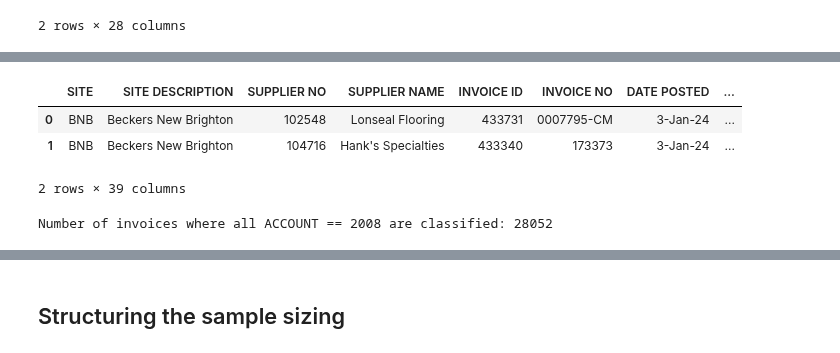
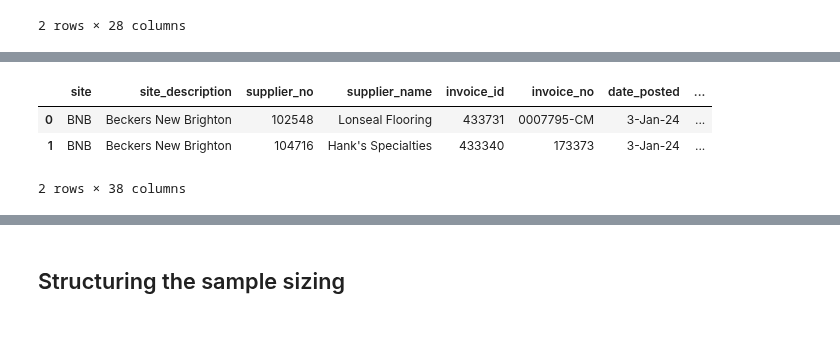
Before and after one commit to Zhuwaki/diverzify_freight_analysis, a Jupyter notebook: notebooks/nigel/nigel_15042025_project_analysis_v1100.ipynb, the cells around one changed output, grey strips where cells are left out. Drawn from its saved outputs; the diff is of its cells as text; code cells hidden in the pictures.

```diff
--- a/notebooks/nigel/nigel_15042025_project_analysis_v1100.ipynb
+++ b/notebooks/nigel/nigel_15042025_project_analysis_v1100.ipynb
@@ -7,8 +13,8 @@ from datetime import datetime
 
 # Load your dataset
 file_path = "../../data/input/Freight_Cost_Analysis_CY2024-03.25.csv"
-df = pd.read_csv(file_path, encoding="latin1", low_memory=False)
-df.head(2)
+raw= pd.read_csv(file_path, encoding="latin1", low_memory=False)
+raw.head(2)
 # %% [output]
 |  | SITE | SITE DESCRIPTION | SUPPLIER NO | SUPPLIER NAME | INVOICE ID | INVOICE NO | DATE POSTED | ... |
 | 0 | BNB | Beckers New Brighton | 102548 | Lonseal Flooring | 433731 | 0007795-CM | 3-Jan-24 | ... |
@@ -85,11 +49,11 @@ merged_df2.head(2)
 # data cleaning function to standardise the description conversion
 # This function will classify the commodity based on the description
 def classify_commodity(row):
-    desc = str(row['Description']).strip()
+    desc = str(row['description']).strip()
     desc_lower = desc.lower()
 
     if desc_lower == 'vinyl':
-        return ''.join(filter(str.isalpha, str(row['COMM 2'])))
+        return ''.join(filter(str.isalpha, str(row['comm_2'])))
     elif desc_lower == 'carpet bl':
         return 'Carpet Roll'
     elif desc_lower == 'carpet tile':
@@ -98,9 +62,3 @@ def classify_commodity(row):
         return 'Carpet Roll'
     else:
         return desc  # Default fallback to original
-
-
-# Apply to new column
-merged_df2['new commodity description'] = merged_df2.apply(classify_commodity, axis=1)
-# Display the updated DataFrame
-merged_df2.head(2)
@@ -157,22 +77,0 @@ array(['nan', 'Accessories', 'Transitions', 'ROLL', 'Base',
-# %%
-# From this point df becomes default DB
-# Set the DataFrame to merged_df2 for further processing
-df = merged_df2
-
-# Normalize the 'INV UOM' column to handle case sensitivity and strip spaces
-df['INV UOM'] = df['INV UOM'].str.strip().str.upper()
-
-# Classify rows based on 'INV UOM' values
-df['Classification'] = df.apply(
-    lambda row: 'Classified' if row['INV UOM'] in ['SQFT', 'SQYD']
-    else ('No UOM' if pd.isna(row['INV UOM']) or row['INV UOM'] == '' else 'Unclassified'),
-    axis=1
-)
-# Create a new column 'conversion_code' based on the 'Description' + 'Comodity Group' + 'INV UOM' column
-df['conversion_code'] = df['new commodity description'].str.replace(' ', '_', regex=True).astype(str) + '_' + df['new commodity group'].astype(str) + '_' + df['INV UOM'].astype(str)
-df.head(2)
-# %% [output]
-|  | SITE | SITE DESCRIPTION | SUPPLIER NO | SUPPLIER NAME | INVOICE ID | INVOICE NO | DATE POSTED | ... |
-| 0 | BNB | Beckers New Brighton | 102548 | Lonseal Flooring | 433731 | 0007795-CM | 3-Jan-24 | ... |
-| 1 | BNB | Beckers New Brighton | 104716 | Hank's Specialties | 433340 | 173373 | 3-Jan-24 | ... |
-2 rows × 39 columns
@@ -179,22 +122,27 @@ df.head(2)
+# %%
+testing_df = data_cleaning(raw,commodity,manufacturer)
+testing_df.head(2)
+# %% [output]
+|  | site | site_description | supplier_no | supplier_name | invoice_id | invoice_no | date_posted | ... |
+| 0 | BNB | Beckers New Brighton | 102548 | Lonseal Flooring | 433731 | 0007795-CM | 3-Jan-24 | ... |
+| 1 | BNB | Beckers New Brighton | 104716 | Hank's Specialties | 433340 | 173373 | 3-Jan-24 | ... |
+2 rows × 38 columns
 # %%
-# checking which of the rows in an invoice matching 2008 has unclassified items
-# Check if all rows with ACCOUNT == 2008 are classified
-# Step 1: Identify invoice IDs where ALL rows with ACCOUNT == 2008 are classified
-classified_invoice_ids = (
-    df[df['ACCOUNT'] == 2008]
-    .groupby('INVOICE ID')['Classification']
-    .apply(lambda x: all(x == 'Classified'))
-)
+def uom_cleaning(df):
+        # checking which of the rows in an invoice matching 2008 has unclassified items
+    # Check if all rows with account == 2008 are classified
+    # Step 1: Identify invoice_ids where ALL rows with ACCOUNT == 2008 are classified
+    uom_output = df
+    classified_invoice_ids = (
+        uom_output[uom_output['account'] == 2008]
+        .groupby('invoice_id')['classification']
+        .apply(lambda x: all(x == 'Classified'))
+    )
 
-# Step 2: Filter to only invoice IDs where ALL 2008 accounts are classified
-fully_classified_ids = classified_invoice_ids[classified_invoice_ids].index
+    # Step 2: Filter to only invoice IDs where ALL 2008 accounts are classified
+    fully_classified_ids = classified_invoice_ids[classified_invoice_ids].index
 
-# Step 3: Create a new column to mark if entire invoice is considered classified (based on the 2008 rule)
-df['All Accounts 2008 Classified'] = df['INVOICE ID'].isin(fully_classified_ids)
+    # Step 3: Create a new column to mark if entire invoice is considered classified (based on the 2008 rule)
+    uom_output['all_accounts_2008_uom_classified'] = uom_output['invoice_id'].isin(fully_classified_ids)
 
-# Step 4: Count how many invoices meet this condition
-count_all_classified_invoices = df[df['All Accounts 2008 Classified']]['INVOICE ID'].nunique()
-
-print(f"Number of invoices where all ACCOUNT == 2008 are classified: {count_all_classified_invoices}")
+    return uom_output
-# %% [output]
-Number of invoices where all ACCOUNT == 2008 are classified: 28052
```
Also changed, not shown: parts of 35 cells of this notebook, 5 other files.
